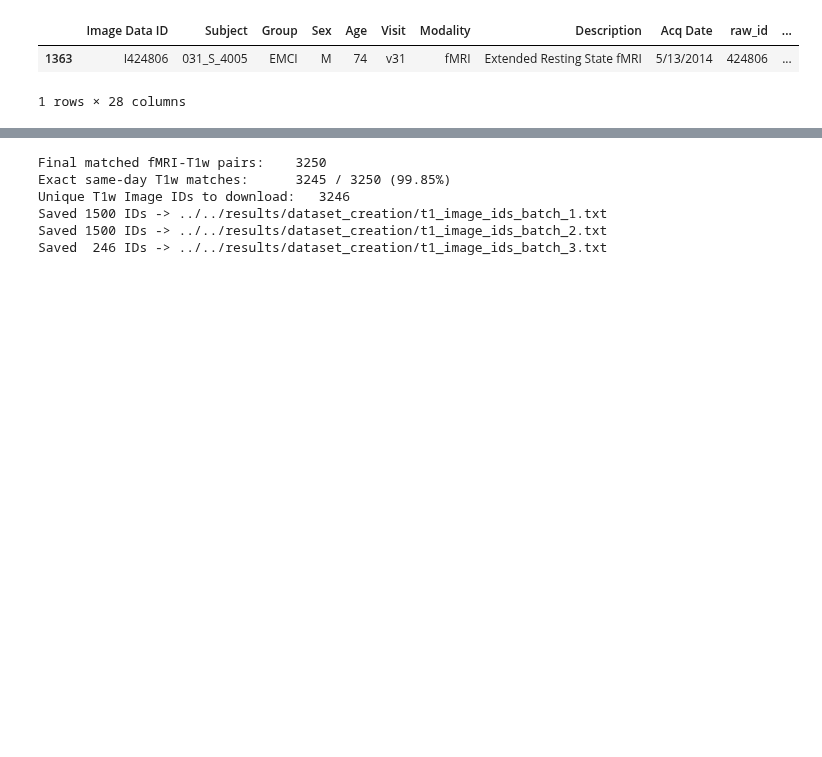
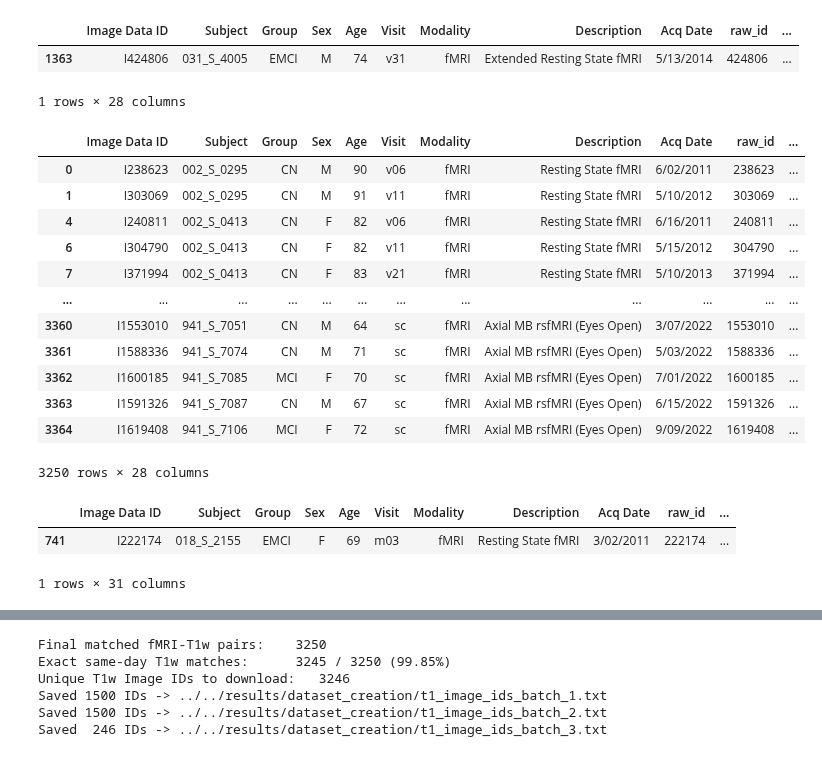
Before and after one commit to mahdimoghaddami/gnn-connectivity-matrix, a Jupyter notebook: src/gnn_connectivity_matrix/01-smri-download-image-ids.ipynb, the cells around one changed output, grey strips where cells are left out. Saved outputs shown, nothing was run; the diff lists cells and outputs as text; code cells hidden in the pictures; blank space fills up the shorter version.

```diff
--- a/src/gnn_connectivity_matrix/01-smri-download-image-ids.ipynb
+++ b/src/gnn_connectivity_matrix/01-smri-download-image-ids.ipynb
@@ -109,6 +109,22 @@ dedup_fmri[dedup_fmri["Image Data ID"] == "I424806"]
 |  | Image Data ID | Subject | Group | Sex | Age | Visit | Modality | Description | Acq Date | raw_id | ... |
 | 1363 | I424806 | 031_S_4005 | EMCI | M | 74 | v31 | fMRI | Extended Resting State fMRI | 5/13/2014 | 424806 | ... |
 1 rows × 28 columns
+# %%
+dedup_fmri
+# %% [output]
+|  | Image Data ID | Subject | Group | Sex | Age | Visit | Modality | Description | Acq Date | raw_id | ... |
+| 0 | I238623 | 002_S_0295 | CN | M | 90 | v06 | fMRI | Resting State fMRI | 6/02/2011 | 238623 | ... |
+| 1 | I303069 | 002_S_0295 | CN | M | 91 | v11 | fMRI | Resting State fMRI | 5/10/2012 | 303069 | ... |
+| 4 | I240811 | 002_S_0413 | CN | F | 82 | v06 | fMRI | Resting State fMRI | 6/16/2011 | 240811 | ... |
+| 6 | I304790 | 002_S_0413 | CN | F | 82 | v11 | fMRI | Resting State fMRI | 5/15/2012 | 304790 | ... |
+| 7 | I371994 | 002_S_0413 | CN | F | 83 | v21 | fMRI | Resting State fMRI | 5/10/2013 | 371994 | ... |
+| ... | ... | ... | ... | ... | ... | ... | ... | ... | ... | ... | ... |
+| 3360 | I1553010 | 941_S_7051 | CN | M | 64 | sc | fMRI | Axial MB rsfMRI (Eyes Open) | 3/07/2022 | 1553010 | ... |
+| 3361 | I1588336 | 941_S_7074 | CN | M | 71 | sc | fMRI | Axial MB rsfMRI (Eyes Open) | 5/03/2022 | 1588336 | ... |
+| 3362 | I1600185 | 941_S_7085 | MCI | F | 70 | sc | fMRI | Axial MB rsfMRI (Eyes Open) | 7/01/2022 | 1600185 | ... |
+| 3363 | I1591326 | 941_S_7087 | CN | M | 67 | sc | fMRI | Axial MB rsfMRI (Eyes Open) | 6/15/2022 | 1591326 | ... |
+| 3364 | I1619408 | 941_S_7106 | MCI | F | 72 | sc | fMRI | Axial MB rsfMRI (Eyes Open) | 9/09/2022 | 1619408 | ... |
+3250 rows × 28 columns
 # %%
 # 5. Build a combined pool of verified 3D T1w scans from BOTH MRIQC_19Oct2026.csv and smri-adni-search-result.csv
 #    A) Verified T1w from MRIQC (3.0T / 2.9T 3D scans)
@@ -223,0 +241,7 @@ master_df.to_csv(
+# %%
+mask_1 = master_df["T1_Raw_ID"].astype(str) == "222165"
+master_df[mask_1]
+# %% [output]
+|  | Image Data ID | Subject | Group | Sex | Age | Visit | Modality | Description | Acq Date | raw_id | ... |
+| 741 | I222174 | 018_S_2155 | EMCI | F | 69 | m03 | fMRI | Resting State fMRI | 3/02/2011 | 222174 | ... |
+1 rows × 31 columns
```
Also changed, not shown: parts of 8 cells of this notebook, 3 other files.
